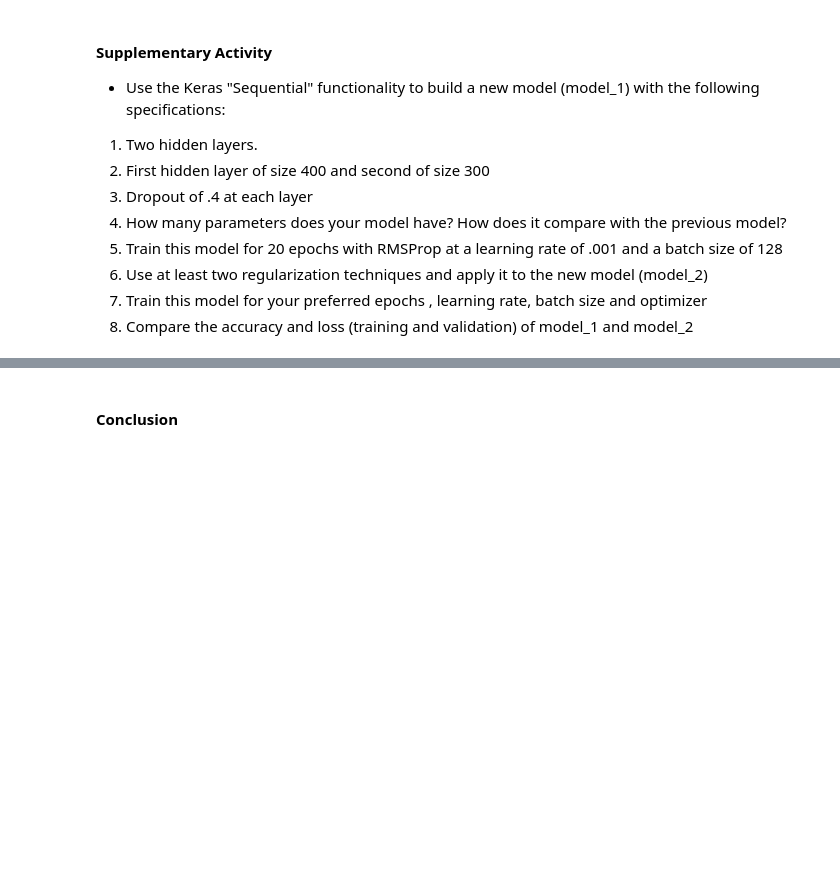
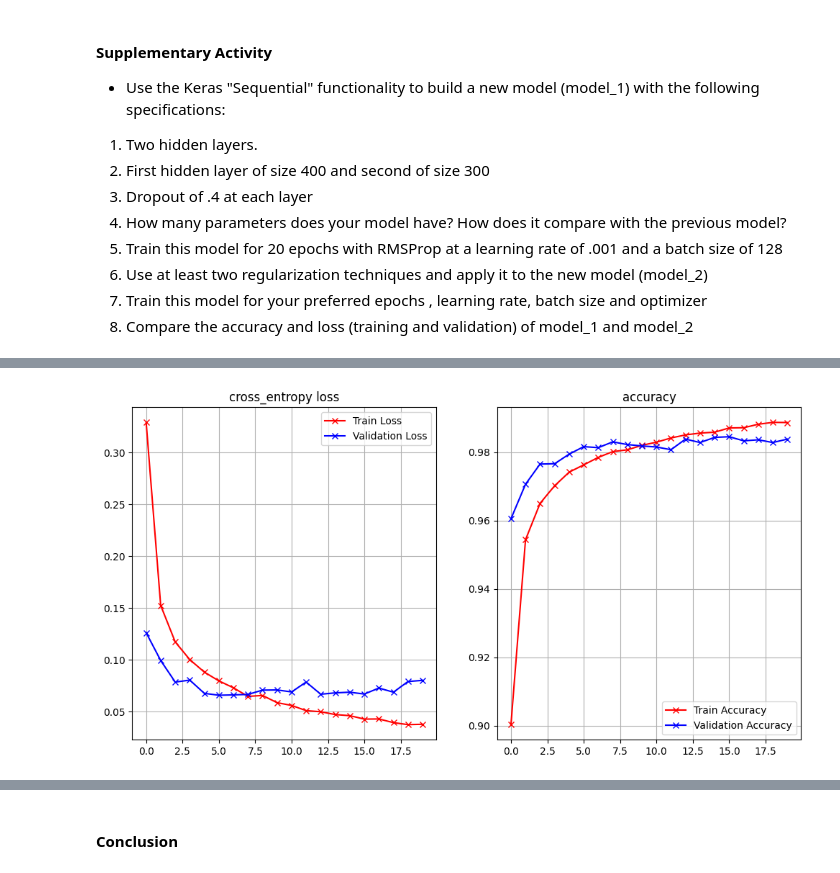
Before and after one commit to qkestacion07/CPE313, a Jupyter notebook: Hands_on_Activity_1_3_Regularization.ipynb, the cells around one changed output, grey strips where cells are left out. Saved outputs shown, nothing was run; the diff lists cells and outputs as text; code cells hidden in the pictures; blank space fills up the shorter version.

```diff
--- a/Hands_on_Activity_1_3_Regularization.ipynb
+++ b/Hands_on_Activity_1_3_Regularization.ipynb
@@ -263,0 +283,4 @@ NameError: name 'Sequential' is not defined
+# %%
+plot_loss_accuracy(history_1)
+# %% [output]
+[figure, added]
```
Also changed, not shown: parts of 24 cells of this notebook, 1 other file.
